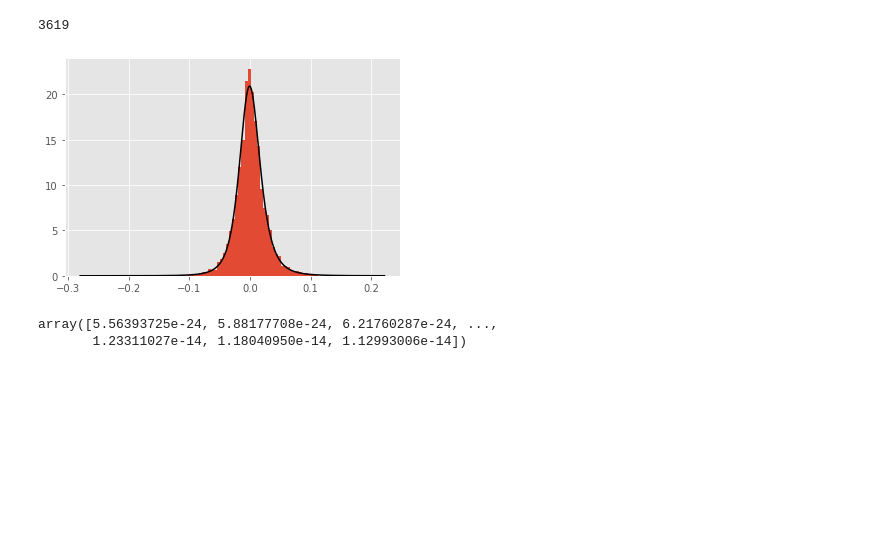
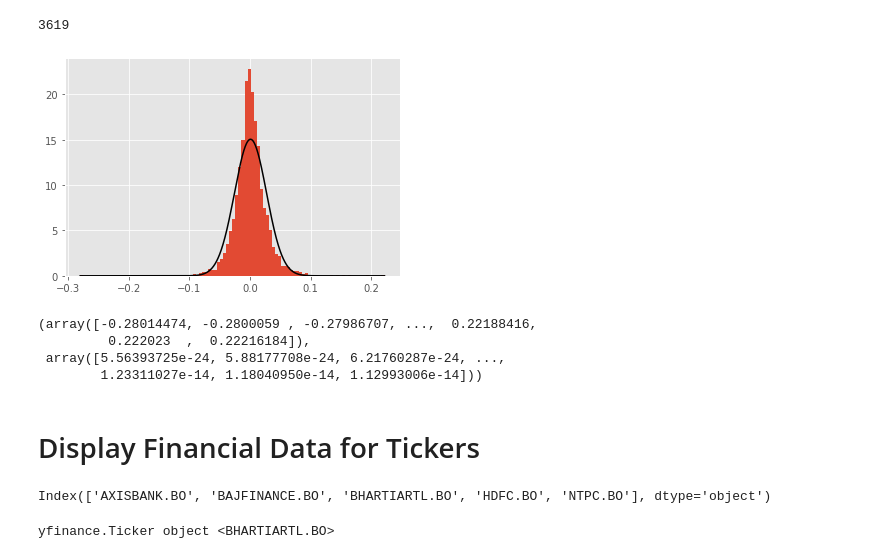
Before and after one commit to RonJohn990/PO_v2.0, a Jupyter notebook: BSE.ipynb, the cells around one changed output. Saved outputs shown, nothing was run; the diff lists cells and outputs as text; code cells hidden in the pictures; blank space fills up the shorter version.

```diff
--- a/BSE.ipynb
+++ b/BSE.ipynb
@@ -257,7 +268,7 @@ c.convert('INR', 'USD', df_subset_vis)
 # %%
 from fitter import Fitter
 # %%
-f = Fitter(data = df_returns['AXISBANK.BO'], distributions = ['norm', 't', 'nct'])
+f = Fitter(data = df_returns['AXISBANK.BO'], distributions = ['norm', 't', 'nct', 'beta'])
 # %%
 a = f.fit()
 # %%
@@ -273,6 +285,6 @@ a
 | norm | 204.636131 | 2582.728050 | -10379.984295 | inf |
 # %%
-param = f.fitted_param['norm']
+param = f.fitted_param['beta']
 # %%
 param
 # %% [output]
@@ -318,11 +333,25 @@ def distribution_fitting(data, dist = 'norm'):
     return x_quantile, a_tmp
 # %%
 
-tmp = distribution_fitting(df_returns['AXISBANK.BO'], 'nct')
+tmp = distribution_fitting(df_returns['AXISBANK.BO'], 'norm')
 # %% [output]
-[figure, old version]
+[figure, new version]
 # %%
 tmp
 # %% [output]
-array([5.56393725e-24, 5.88177708e-24, 6.21760287e-24, ...,
-       1.23311027e-14, 1.18040950e-14, 1.12993006e-14])
+(array([-0.28014474, -0.2800059 , -0.27986707, ...,  0.22188416,
+         0.222023  ,  0.22216184]),
+ array([5.56393725e-24, 5.88177708e-24, 6.21760287e-24, ...,
+        1.23311027e-14, 1.18040950e-14, 1.12993006e-14]))
+# %% [markdown]
+# Display Financial Data for Tickers
+# %%
+col_Names = df_subset_vis.columns
+col_Names
+# %% [output]
+Index(['AXISBANK.BO', 'BAJFINANCE.BO', 'BHARTIARTL.BO', 'HDFC.BO', 'NTPC.BO'], dtype='object')
+# %%
+ticker_info = yf.Ticker(col_Names[2])
+ticker_info
+# %% [output]
+yfinance.Ticker object <BHARTIARTL.BO>
```
Also changed, not shown: parts of 22 cells of this notebook, 1 other file.
